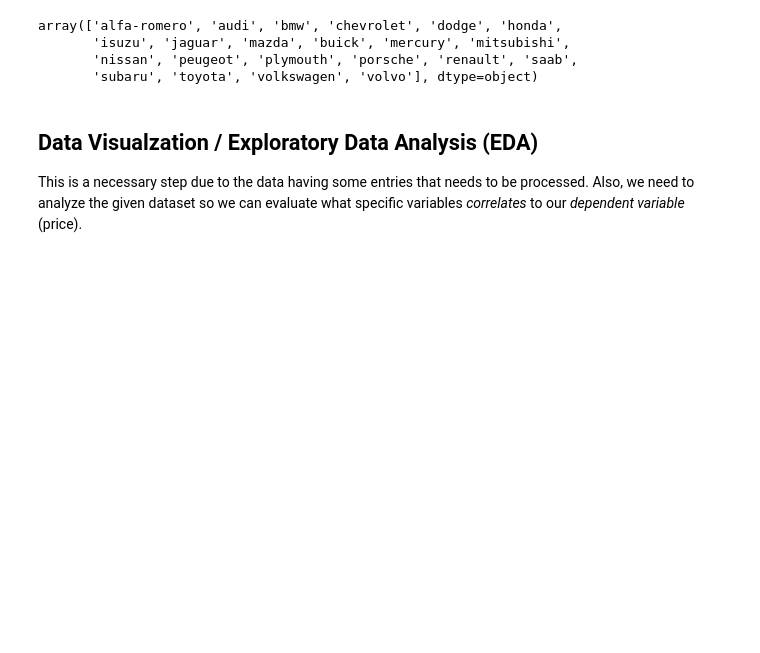
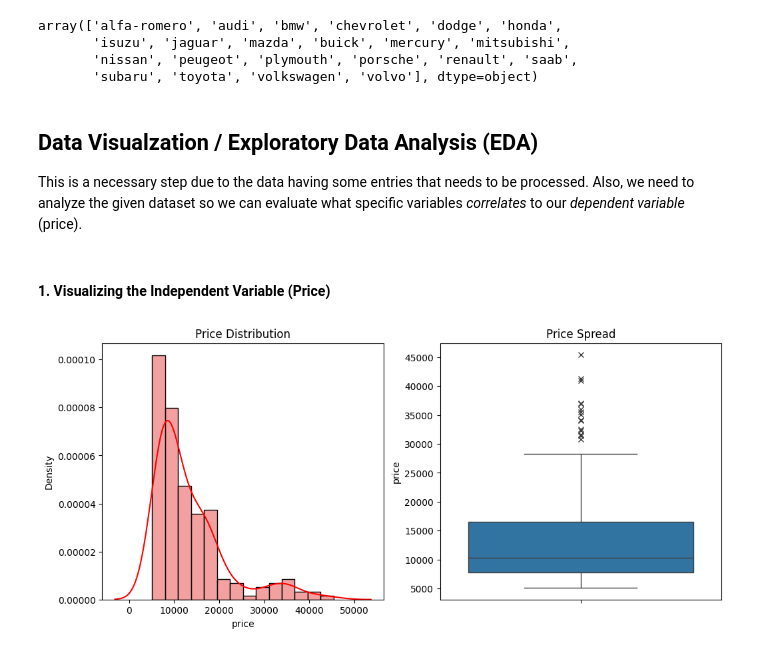
Before and after one commit to t1pen/MeXEE402_Midterms_StephenGabrielAlojado_JairusSunga, a Jupyter notebook: Linear Regression/CarPrice_Linear_Regression.ipynb, the cells around one changed output. Saved outputs shown, nothing was run; the diff lists cells and outputs as text; code cells hidden in the pictures; blank space fills up the shorter version.

```diff
--- a/Linear Regression/CarPrice_Linear_Regression.ipynb
+++ b/Linear Regression/CarPrice_Linear_Regression.ipynb
@@ -234,3 +234,19 @@ array(['alfa-romero', 'audi', 'bmw', 'chevrolet', 'dodge', 'honda',
 # %% [markdown]
 ## Data Visualzation / Exploratory Data Analysis (EDA)
 This is a necessary step due to the data having some entries that needs to be processed. Also, we need to analyze the given dataset so we can evaluate what specific variables *correlates* to our *dependent variable* (price).
+# %% [markdown]
+#### 1. Visualizing the Independent Variable (Price)
+# %%
+plt.figure(figsize=(12,5))
+plt.subplot(1,2,1)
+sns.histplot(cars['price'], stat="density", color="lightcoral")
+sns.kdeplot(cars['price'], color="red", bw_adjust=1, label="KDE Curve")
+plt.title('Price Distribution')
+
+plt.subplot(1,2,2)
+plt.title('Price Spread')
+sns.boxplot(y=cars['price'], flierprops={"marker": "x"})
+
+plt.show()
+# %% [output]
+[figure, added]
```
